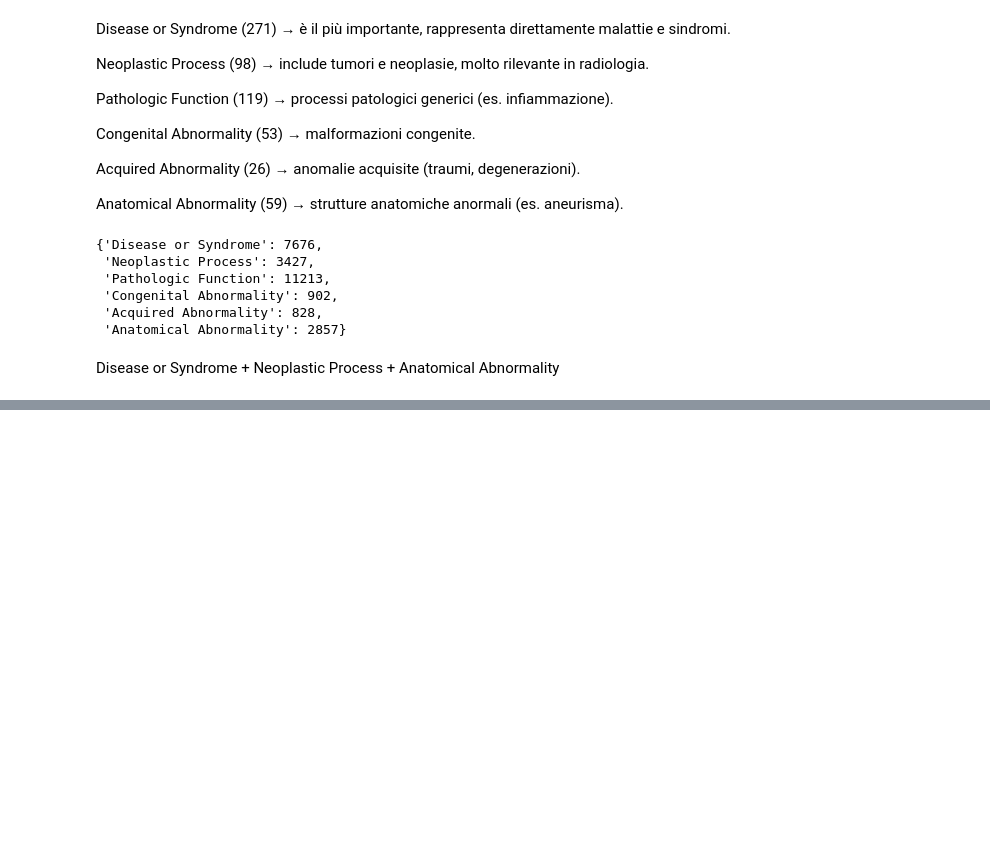
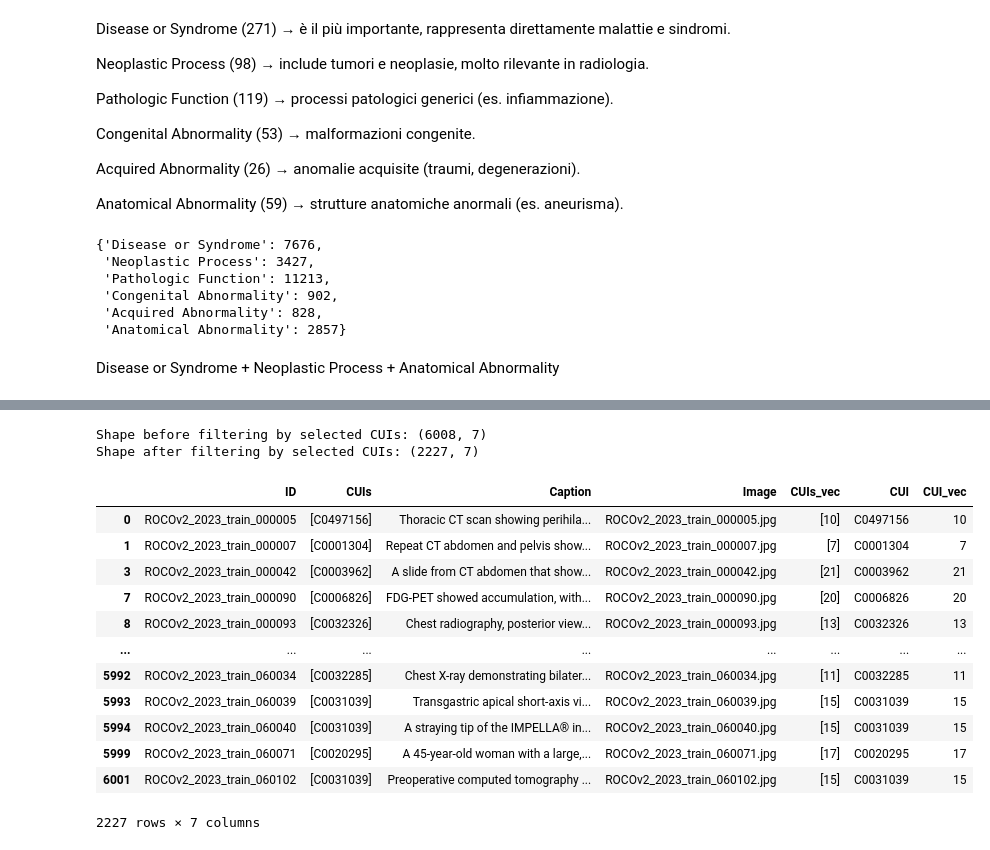
Before and after one commit to LorenzoTaglio/Multimodal-embedding-classification-, a Jupyter notebook: notebooks/data_preprocessing_2.ipynb, the cells around one changed output, grey strips where cells are left out. Saved outputs shown, nothing was run; the diff lists cells and outputs as text; code cells hidden in the pictures; blank space fills up the shorter version.

```diff
--- a/notebooks/data_preprocessing_2.ipynb
+++ b/notebooks/data_preprocessing_2.ipynb
@@ -258,0 +355,39 @@ Shape after joining with images: (12130, 4)
+# %%
+selected_cuis = [
+    "C0032285",  # Pneumonia
+    "C0020295",  # Hydronephrosis
+    "C5203670",  # COVID19 (disease)
+    "C0006826",  # Malignant neoplastic disease
+    "C0006267",  # Bronchiectasis
+    "C0031039",  # Pericardial effusion
+    "C0032326",  # Pneumothorax
+    "C0003962",  # Ascites
+    "C0497156",  # Lymphadenopathy
+    "C0001304",  # Acute abscess
+    "C0000833",  # Abscess
+    "C0025062",  # Mediastinal emphysema
+]
+
+print(f"Shape before filtering by selected CUIs: {df.shape}")
+df = df[df["CUI"].isin(selected_cuis)]
+print(f"Shape after filtering by selected CUIs: {df.shape}")
+df.to_pickle("..\\data\\interim\\train_interim_filtered_singlelabel_selectedcuis.pkl")
+# %% [output]
+Shape before filtering by selected CUIs: (6008, 7)
+Shape after filtering by selected CUIs: (2227, 7)
+# %%
+df
+# %% [output]
+|  | ID | CUIs | Caption | Image | CUIs_vec | CUI | CUI_vec |
+| 0 | ROCOv2_2023_train_000005 | [C0497156] | Thoracic CT scan showing perihila... | ROCOv2_2023_train_000005.jpg | [10] | C0497156 | 10 |
+| 1 | ROCOv2_2023_train_000007 | [C0001304] | Repeat CT abdomen and pelvis show... | ROCOv2_2023_train_000007.jpg | [7] | C0001304 | 7 |
+| 3 | ROCOv2_2023_train_000042 | [C0003962] | A slide from CT abdomen that show... | ROCOv2_2023_train_000042.jpg | [21] | C0003962 | 21 |
+| 7 | ROCOv2_2023_train_000090 | [C0006826] | FDG-PET showed accumulation, with... | ROCOv2_2023_train_000090.jpg | [20] | C0006826 | 20 |
+| 8 | ROCOv2_2023_train_000093 | [C0032326] | Chest radiography, posterior view... | ROCOv2_2023_train_000093.jpg | [13] | C0032326 | 13 |
+| ... | ... | ... | ... | ... | ... | ... | ... |
+| 5992 | ROCOv2_2023_train_060034 | [C0032285] | Chest X-ray demonstrating bilater... | ROCOv2_2023_train_060034.jpg | [11] | C0032285 | 11 |
+| 5993 | ROCOv2_2023_train_060039 | [C0031039] | Transgastric apical short-axis vi... | ROCOv2_2023_train_060039.jpg | [15] | C0031039 | 15 |
+| 5994 | ROCOv2_2023_train_060040 | [C0031039] | A straying tip of the IMPELLA® in... | ROCOv2_2023_train_060040.jpg | [15] | C0031039 | 15 |
+| 5999 | ROCOv2_2023_train_060071 | [C0020295] | A 45-year-old woman with a large,... | ROCOv2_2023_train_060071.jpg | [17] | C0020295 | 17 |
+| 6001 | ROCOv2_2023_train_060102 | [C0031039] | Preoperative computed tomography ... | ROCOv2_2023_train_060102.jpg | [15] | C0031039 | 15 |
+2227 rows × 7 columns
```
Also changed, not shown: parts of 22 cells of this notebook.
